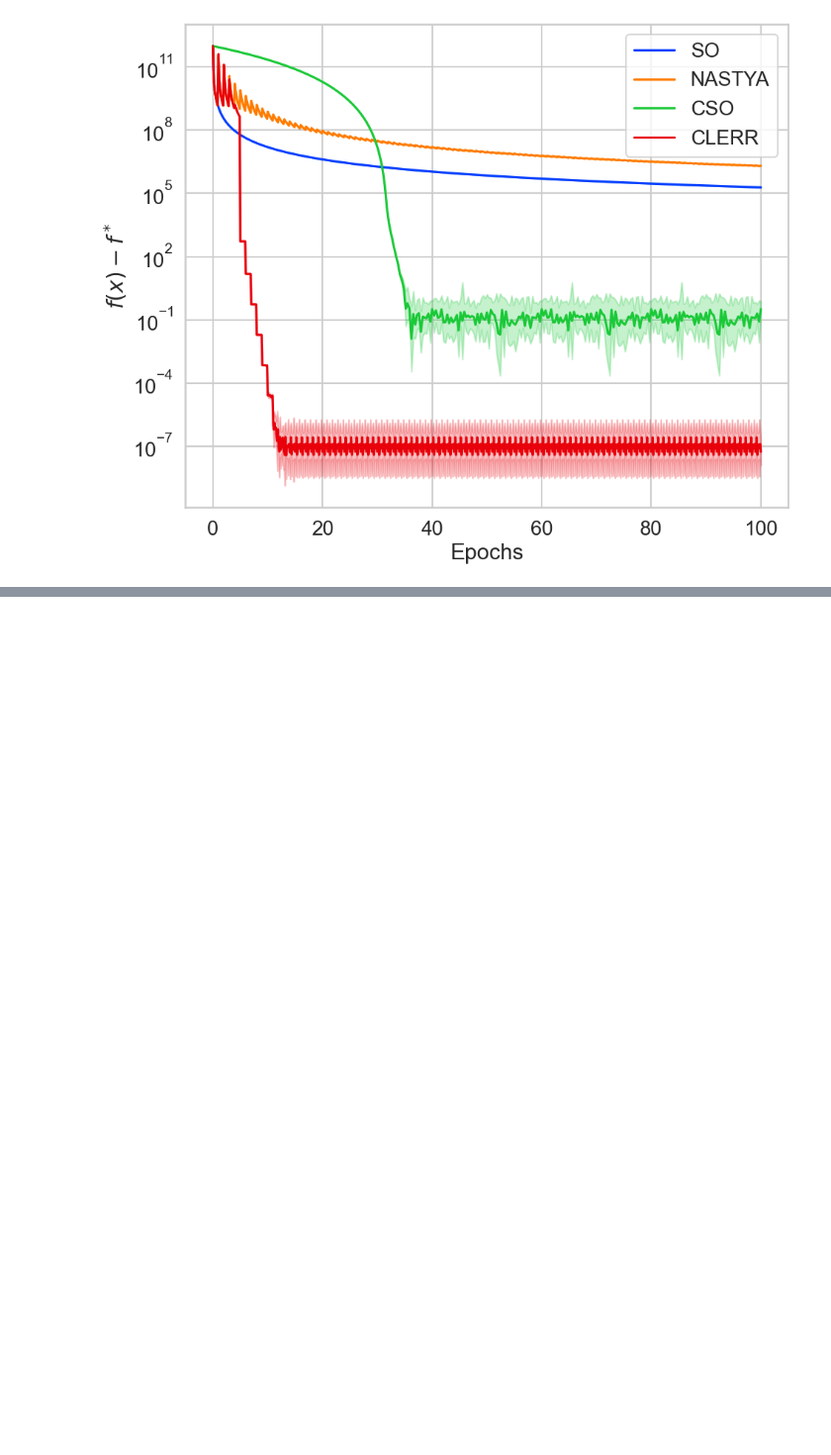
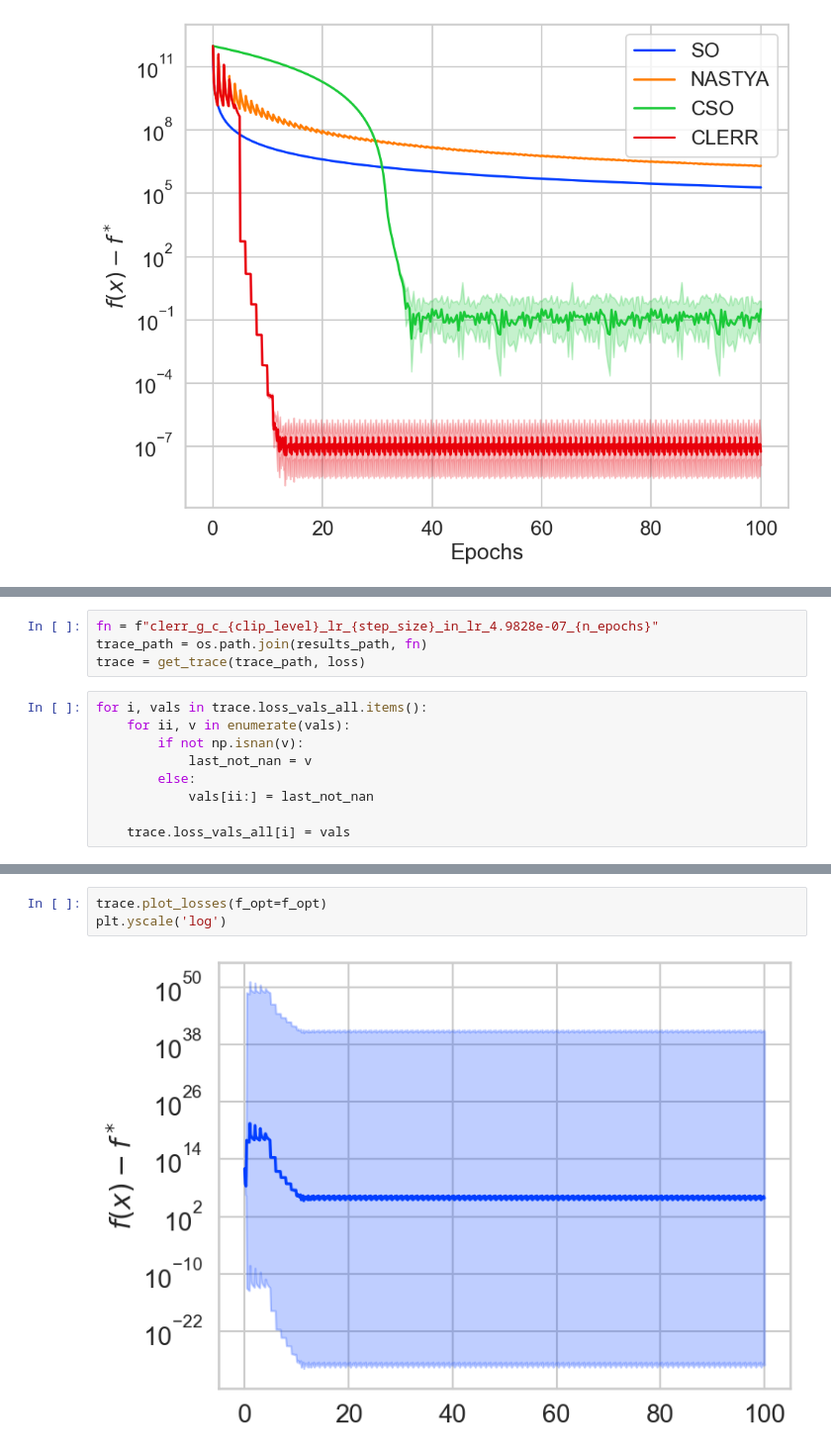
Before and after one commit to postrou/local_steps_rr, a Jupyter notebook: clerr_fourth_order.ipynb, the cells around one changed output, grey strips where cells are left out. Shown at 99% size. Cells and saved outputs as stored; diff of their text form; blank space fills up the shorter version.

```diff
--- a/clerr_fourth_order.ipynb
+++ b/clerr_fourth_order.ipynb
@@ -594,0 +695,13 @@ plt.savefig('plots/clerr/fourth_order_no_params.png', bbox_inches='tight')
+# %%
+fn = f"clerr_g_c_{clip_level}_lr_{step_size}_in_lr_4.9828e-07_{n_epochs}"
+trace_path = os.path.join(results_path, fn)
+trace = get_trace(trace_path, loss)
+# %%
+for i, vals in trace.loss_vals_all.items():
+    for ii, v in enumerate(vals):
+        if not np.isnan(v):
+            last_not_nan = v
+        else:
+            vals[ii:] = last_not_nan
+
+    trace.loss_vals_all[i] = vals
@@ -594,0 +731,5 @@ plt.savefig('plots/clerr/fourth_order_no_params.png', bbox_inches='tight')
+# %%
+trace.plot_losses(f_opt=f_opt)
+plt.yscale('log')
+# %% [output]
+[figure, added]
```
Also changed, not shown: parts of 10 cells of this notebook.
